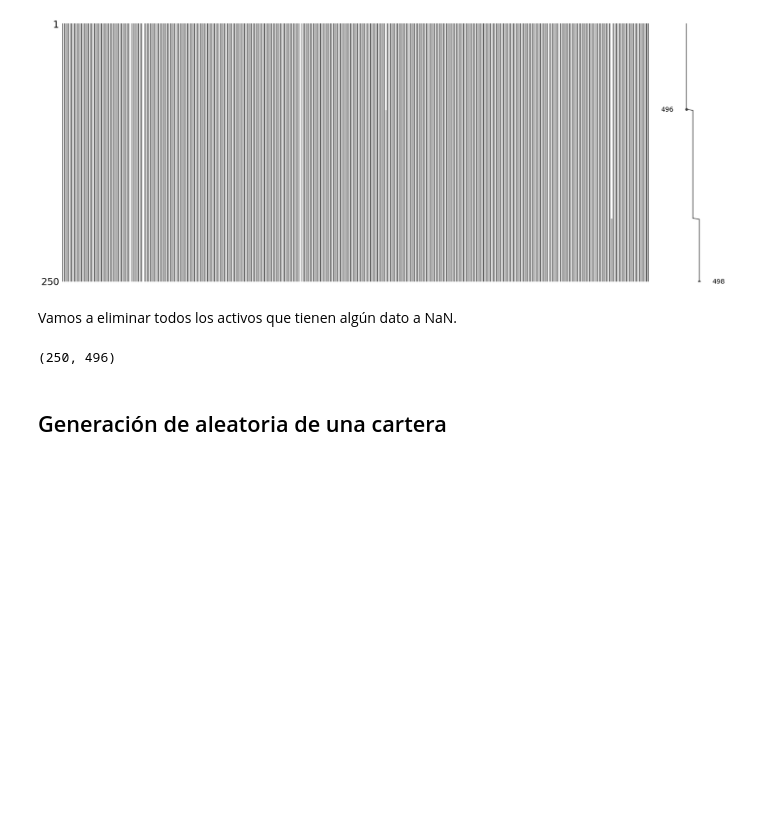
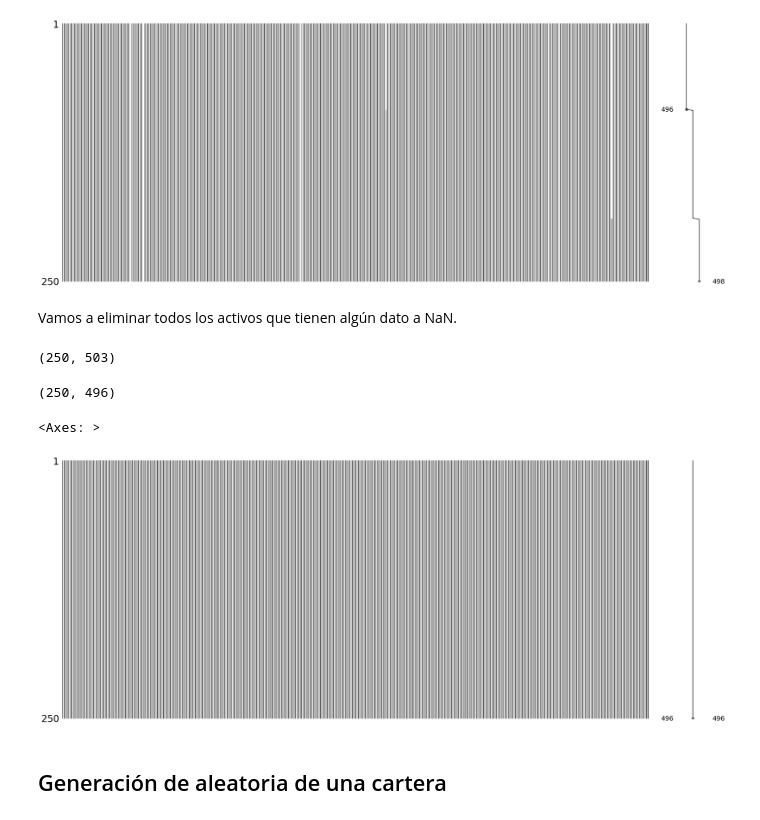
Before and after one commit to alfonso-santos/Introduccion-a-Python-para-las-Finanzas-2024, a Jupyter notebook: Modulo_02_Aplicaciones_Financieras/src/02_04_Generación_aleatoria_de_carteras.ipynb, the cells around one changed output. Saved outputs shown, nothing was run; the diff lists cells and outputs as text; code cells hidden in the pictures; blank space fills up the shorter version.

```diff
--- a/Modulo_02_Aplicaciones_Financieras/src/02_04_Generación_aleatoria_de_carteras.ipynb
+++ b/Modulo_02_Aplicaciones_Financieras/src/02_04_Generación_aleatoria_de_carteras.ipynb
@@ -32,8 +32,8 @@ data.head()
 | 2019-01-03 | 60.83482360839844 | 29.581663131713867 | 34.02924346923828 | 66.43582153320312 | NaN | 59.982051849365234 | 25.780000686645508 | 125.10639190673828 | 215.6999969482422 | 72.78446197509766 | 35.05799865722656 | ... |
 | 2019-01-04 | 62.940528869628906 | 31.530160903930664 | 35.48192596435547 | 68.57618713378906 | NaN | 61.69401550292969 | 26.389999389648438 | 129.97097778320312 | 226.19000244140625 | 74.55154418945312 | 35.866294860839844 | ... |
 # %%
-
-# Cargamos los datos de los precios de cierre ajustados.
-data = pd.read_csv('../data/sp500_adj_close.csv', skiprows=1, index_col="Date", parse_dates=True)
+# Cargamos los datos de los precios de cierre ajustados sin ruido.
+data = pd.read_csv(file_path, skiprows=1, index_col="Date", parse_dates=True)
 data.shape
+data.head()
 # %% [output]
@@ -116,10 +123,17 @@ mso.matrix(data)
 # %% [markdown]
 Vamos a eliminar todos los activos que tienen algún dato a NaN.
 # %%
+print(data.shape)
 data = data.dropna(axis=1, how="any")
 data.shape
 # %% [output]
-(250, 496)
+(250, 503)
+(250, 496)
+# %%
+mso.matrix(data)
+# %% [output]
+<Axes: >
+[figure, added]
 # %% [markdown]
 ## Generación de aleatoria de una cartera
 # %% [markdown]
```
Also changed, not shown: parts of 18 cells of this notebook.
